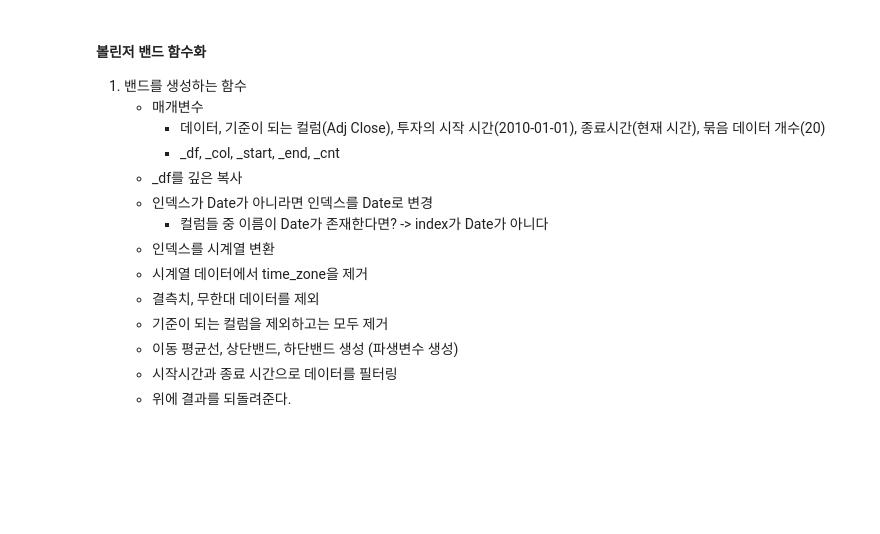
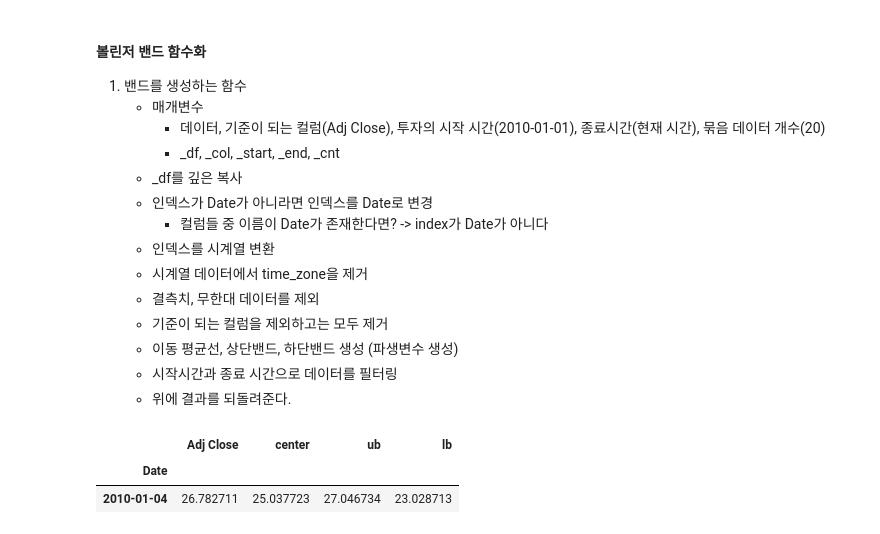
Before and after one commit to bsmoon-86/multicam_11, a Jupyter notebook: 20260528/01_bollinger.ipynb, the cells around one changed output. Cells and saved outputs as stored; diff of their text form; code cells hidden in the pictures; blank space fills up the shorter version.

```diff
--- a/20260528/01_bollinger.ipynb
+++ b/20260528/01_bollinger.ipynb
@@ -252,8 +252,42 @@ print(bnh_rtn)
     - 시작시간과 종료 시간으로 데이터를 필터링
     - 위에 결과를 되돌려준다.
 # %%
-def create_band():
+def create_band(
+        _df,
+        _col = 'Adj Close',
+        _start = '2010-01-01',
+        _end = datetime.now(),
+        _cnt = 20
+):
+    # 복사본 생성 : 깊은 복사
+    df = _df.copy()
+    # 인덱스가 Date인가? -> 컬럼중에 Date가 존재하는가?
+    if 'Date' in df.columns:
+        # 포함되어있다면? -> Date를 index로 변경
+        df.set_index('Date', inplace=True)
+    # index를 시계열로 변경
+    df.index = pd.to_datetime(df.index)
+    # timezone 제거
+    df.index = df.index.tz_localize(None)
+    # 결측치, 무한대 데이터를 제거
+    flag = df.isin([np.nan, np.inf, -np.inf]).any(axis=1)
+    df = df.loc[~flag, ]
+    # 기준이 되는 컬럼을 제외하고 모두 제거
+    df = df[[_col]]
+    # 이동평균선, 상단밴드, 하단밴드 생성
+    df['center'] = df[_col].rolling(_cnt).mean()
+    std_value = 2 * df[_col].rolling(_cnt).std()
+    df['ub'] = df['center'] + std_value
+    df['lb'] = df['center'] - std_value
+    # 시작 시간과 종료시간으로 필터링
+    df = df.loc[_start:_end, ]
+    return df
 # %%
 df2 = pd.read_csv("../csv/aapl.csv")
 
-create_band(df2)
+band_df = create_band(df2)
+band_df.head(1)
+# %% [output]
+|  | Adj Close | center | ub | lb |
+| Date |  |  |  |  |
+| 2010-01-04 | 26.782711 | 25.037723 | 27.046734 | 23.028713 |
```
Also changed, not shown: parts of 12 cells of this notebook, 4 other files.
